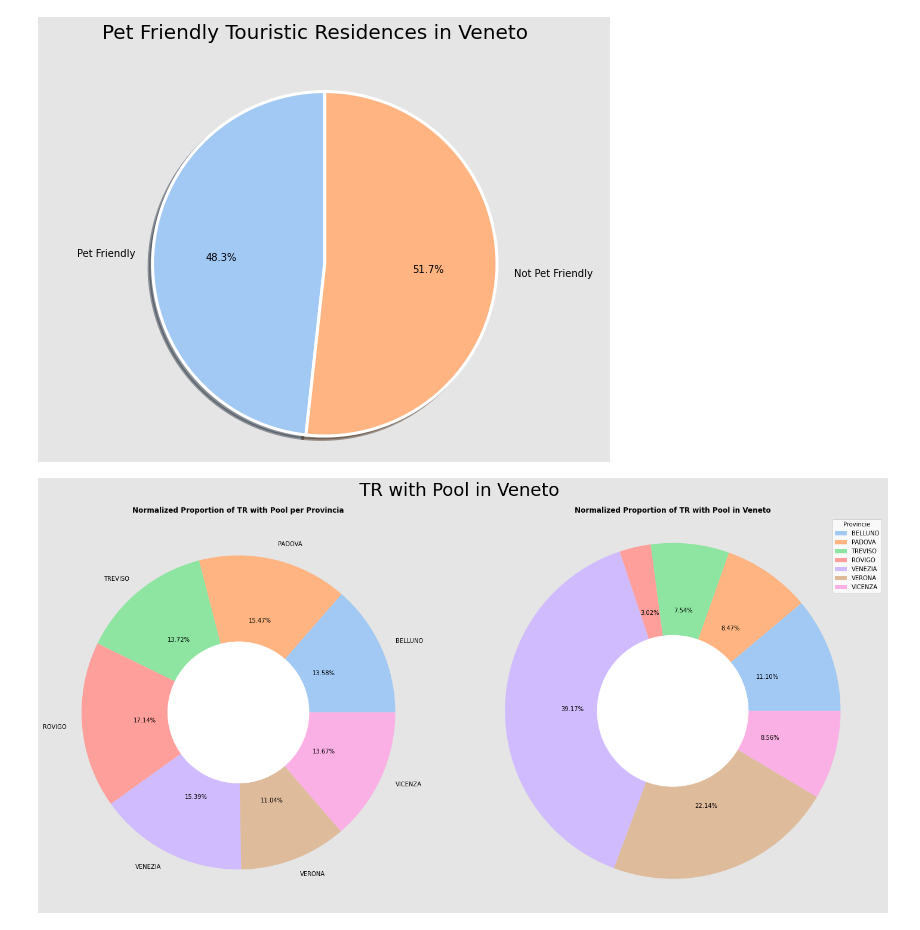
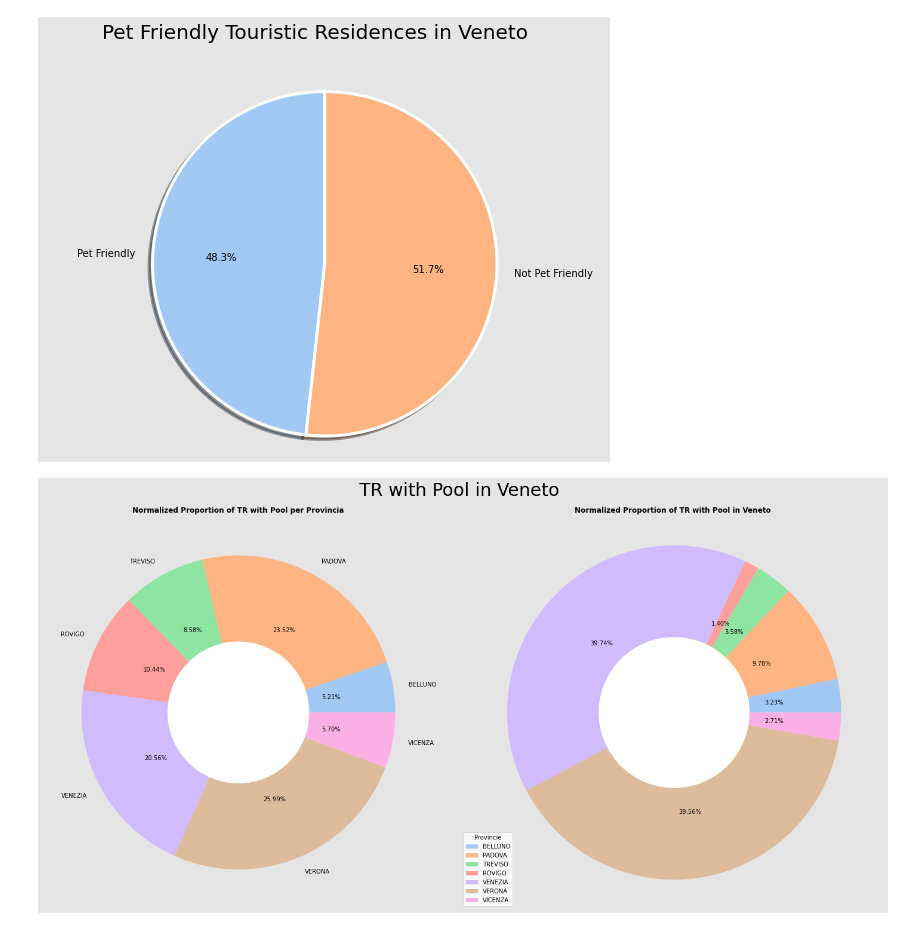
Before and after one commit to NicoloAvesani/project_Tourist_Residences_in_Veneto, a Jupyter notebook: project_on_colab.ipynb, the cells around one changed output. Saved outputs shown, nothing was run; the diff lists cells and outputs as text; code cells hidden in the pictures.

Commit message:
new graphs of pf, pool and restaurant

```diff
--- a/project_on_colab.ipynb
+++ b/project_on_colab.ipynb
@@ -822,51 +805,52 @@ plt.show()
 ## Touristic residences with pool refers to vacation rental properties or holiday homes that have a swimming pool on the property.
 ## These types of properties are popular among tourists and vacationers who are looking for a place to stay that offers the convenience and luxury of having a pool to swim in during their stay.
 
-belluno_pool_tr = belluno_descriptive.loc['ANIMALI AMMESSI']
-padova_pool_tr = padova_descriptive.loc['ANIMALI AMMESSI']
-treviso_pool_tr = treviso_descriptive.loc['ANIMALI AMMESSI']
-rovigo_pool_tr = rovigo_descriptive.loc['ANIMALI AMMESSI']
-venezia_pool_tr = venezia_descriptive.loc['ANIMALI AMMESSI']
-verona_pool_tr = verona_descriptive.loc['ANIMALI AMMESSI']
-vicenza_pool_tr = vicenza_descriptive.loc['ANIMALI AMMESSI']
+belluno_pool_tr = belluno_descriptive.loc['PISCINA']
+padova_pool_tr = padova_descriptive.loc['PISCINA']
+treviso_pool_tr = treviso_descriptive.loc['PISCINA']
+rovigo_pool_tr = rovigo_descriptive.loc['PISCINA']
+venezia_pool_tr = venezia_descriptive.loc['PISCINA']
+verona_pool_tr = verona_descriptive.loc['PISCINA']
+vicenza_pool_tr = vicenza_descriptive.loc['PISCINA']
 
 ## array with ratio of pool tr and total tr per provincia
-af_array_1 = np.array([belluno_pool_tr/belluno_tr, padova_pool_tr/padova_tr, treviso_pool_tr/treviso_tr, rovigo_pool_tr/rovigo_tr, venezia_pool_tr/venezia_tr, verona_pool_tr/verona_tr, vicenza_pool_tr/vicenza_tr])
-normalized_arr_1 = preprocessing.normalize(af_array_1[np.newaxis])
+pool_array_1 = np.array([belluno_pool_tr/belluno_tr, padova_pool_tr/padova_tr, treviso_pool_tr/treviso_tr, rovigo_pool_tr/rovigo_tr, venezia_pool_tr/venezia_tr, verona_pool_tr/verona_tr, vicenza_pool_tr/vicenza_tr])
+normalized_arr_1 = preprocessing.normalize(pool_array_1[np.newaxis])
 
 ## array with number of pool tr per provincia
-af_array_2 = np.array([belluno_pool_tr, padova_pool_tr, treviso_pool_tr, rovigo_pool_tr, venezia_pool_tr, verona_pool_tr, vicenza_pool_tr])
-normalized_arr_2 = preprocessing.normalize(af_array_2[np.newaxis])
+pool_array_2 = np.array([belluno_pool_tr, padova_pool_tr, treviso_pool_tr, rovigo_pool_tr, venezia_pool_tr, verona_pool_tr, vicenza_pool_tr])
+normalized_arr_2 = preprocessing.normalize(pool_array_2[np.newaxis])
 
 ## create pie charts
 fig, axs = plt.subplots(nrows = 1, ncols = 2, figsize = (20, 10), constrained_layout = True)
 palette = sb.color_palette("pastel")
 
-## create a donut circle
-
-donut_circle = plt.Circle( (0,0), 0.45, color = 'white')
 
 ## normalizing tha array
 ## In this way i will have an array with normalized values for the two data
 data_1 = normalized_arr_1.T
 data_2 = normalized_arr_2.T
 
 labels = provincie
 
+donut_circle = plt.Circle( (0,0), 0.45, color = 'white')
+
+## axs[0] --> this is the one in which I see the normalizet proportion of TR with Pool per provincia
 axs[0].pie(data_1, autopct='%.2f%%', labels =labels, colors =palette)
 axs[0].add_artist(donut_circle)
 axs[0].set_title("Normalized Proportion of TR with Pool per Provincia", fontweight='bold')
 
 donut_circle = plt.Circle( (0,0), 0.45, color = 'white')
 
+## axs[1] --> this is the axs in which I see the normalized proportion of TR with Pool in Veneto (Total number of TR with Pool)
 axs[1].pie(data_2, autopct='%.2f%%', colors =palette)
 axs[1].add_artist(donut_circle)
 axs[1].set_title("Normalized Proportion of TR with Pool in Veneto", fontweight='bold')
 
 fig.suptitle(" TR with Pool in Veneto", fontsize=30)
 
 plt.legend(labels, title='Provincie')
 plt.axis('equal')
 plt.show()
 # %% [output]
-[figure, old version]
+[figure, new version]
```
Also changed, not shown: parts of 8 cells of this notebook.
